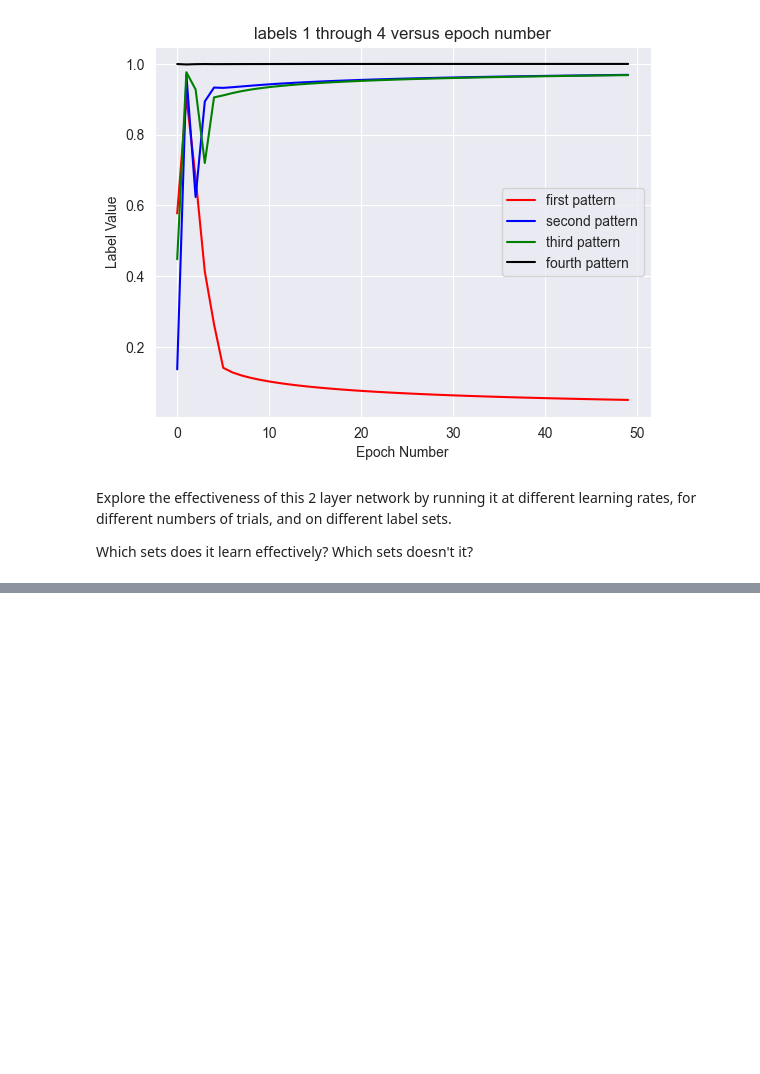
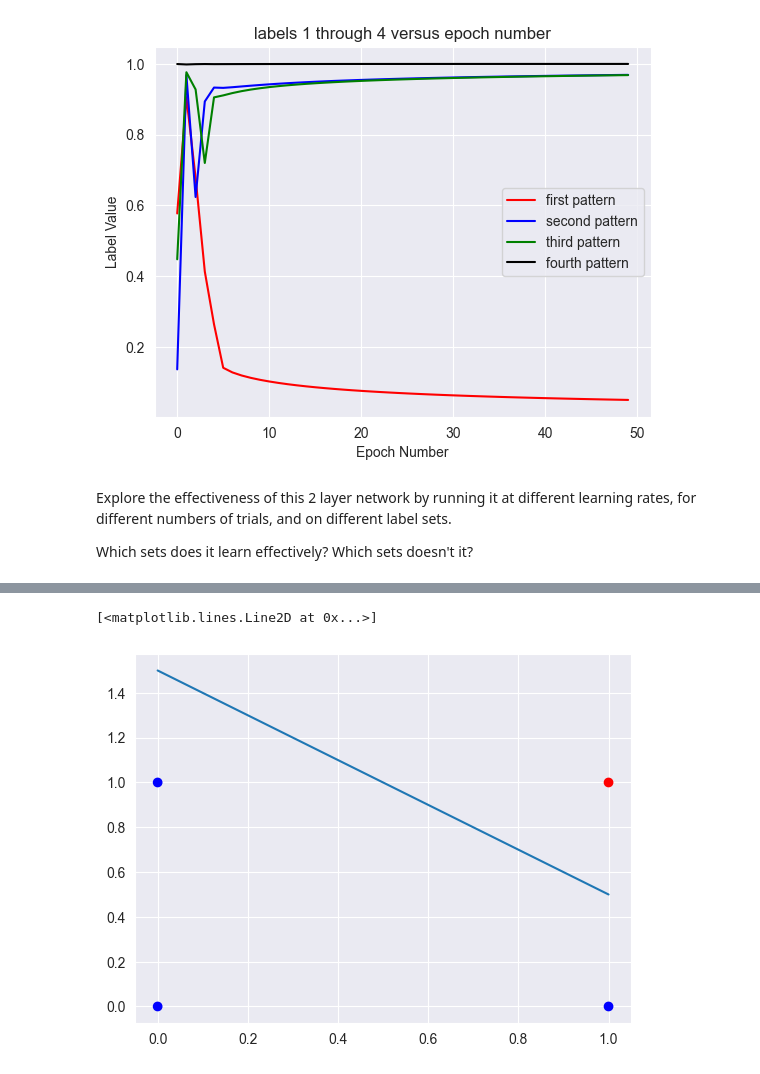
Before and after one commit to younesStrittmatter/502B, a Jupyter notebook: book/content/Primers/notebooks/3 Perceptron and XOR.ipynb, the cells around one changed output, grey strips where cells are left out. Cells and saved outputs as stored; diff of their text form; code cells hidden in the pictures; blank space fills up the shorter version.

```diff
--- a/book/content/Primers/notebooks/3 Perceptron and XOR.ipynb
+++ b/book/content/Primers/notebooks/3 Perceptron and XOR.ipynb
@@ -312,0 +471,14 @@ Which sets does it learn effectively? Which sets doesn't it?
+# %%
+and_colors=['blue','blue','blue','red']
+
+
+plt.scatter(x[:,0],x[:,1],c=and_colors)
+
+y_intercept=1.5
+x_intercept=1.5
+
+slope=-y_intercept/x_intercept
+plt.plot([0,1],[y_intercept,y_intercept+slope])
+# %% [output]
+[<matplotlib.lines.Line2D at 0x...>]
+[figure, added]
```
Also changed, not shown: parts of 4 cells of this notebook.
